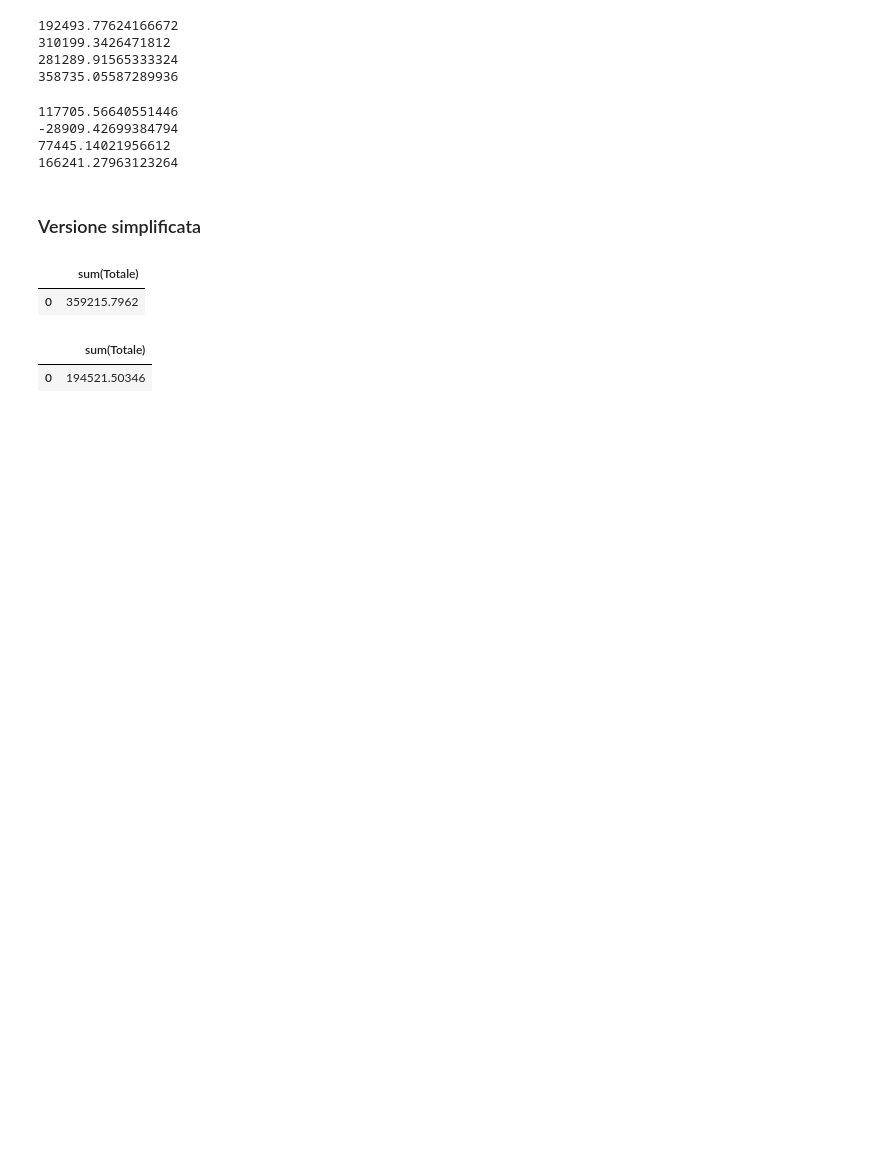
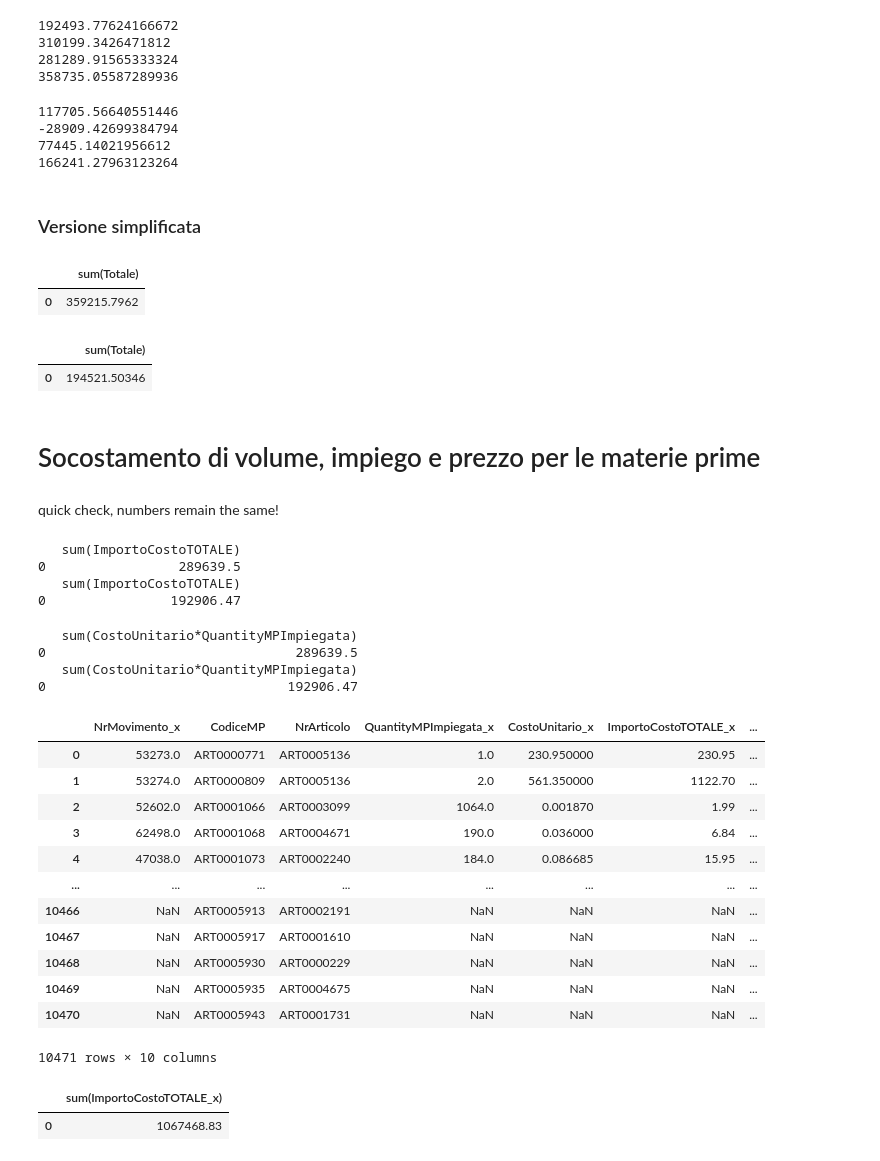
Before and after one commit to VinciGit00/SCGProject, a Jupyter notebook: Datasets/DataElaboration/TotaleDavidExtended.ipynb, the cells around one changed output. Drawn from its saved outputs; the diff is of its cells as text; code cells hidden in the pictures; blank space fills up the shorter version.

```diff
--- a/Datasets/DataElaboration/TotaleDavidExtended.ipynb
+++ b/Datasets/DataElaboration/TotaleDavidExtended.ipynb
@@ -548,3 +546,54 @@ sqldf('select sum(Totale) from impiegoBudget') # resta uguale al totale preceden
 # %%
 # Consuntivo diventa x e budget diventa y
 x = pd.merge(impiegoConsuntivo,impiegoBudget, on = ['NrArticolo','Descrizione'], how = 'outer')
+# %% [markdown]
+# Socostamento di volume, impiego e prezzo per le materie prime
+# %%
+consumiConsuntivoUnit = sqldf('''select distinct NrMovimento, CodiceMP, NrArticolo, QuantityMPImpiegata, ImportoCostoTOTALE/QuantityMPImpiegata as CostoUnitario, ImportoCostoTOTALE
+from consumiConsuntivo
+order by CodiceMP''')
+consumiBudgetUnit = sqldf('''select distinct NrMovimento, CodiceMP, NrArticolo, QuantityMPImpiegata, ImportoCostoTOTALE/QuantityMPImpiegata as CostoUnitario, ImportoCostoTOTALE
+from consumiBudget
+order by CodiceMP''')
+# %% [markdown]
+quick check, numbers remain the same!
+# %%
+print(sqldf('select sum(ImportoCostoTOTALE) from consumiConsuntivoUnit'))
+print(sqldf('select sum(ImportoCostoTOTALE) from consumiBudgetUnit'))
+# %% [output]
+   sum(ImportoCostoTOTALE)
+0                 289639.5
+   sum(ImportoCostoTOTALE)
+0                192906.47
+# %%
+print(sqldf('select sum(CostoUnitario*QuantityMPImpiegata) from consumiConsuntivoUnit'))
+print(sqldf('select sum(CostoUnitario*QuantityMPImpiegata) from consumiBudgetUnit'))
+# %% [output]
+   sum(CostoUnitario*QuantityMPImpiegata)
+0                                289639.5
+   sum(CostoUnitario*QuantityMPImpiegata)
+0                               192906.47
+# %%
+#non uso NrMovimento come chiave perchè è unico per ogni riga e cambia da budget a consuntivo
+ConsumiUnit = pd.merge(consumiConsuntivoUnit,consumiBudgetUnit, on = ['CodiceMP','NrArticolo'], how = 'outer')
+ConsumiUnit
+# se non facciamo qualche group by a priori si sdoppiano le righe
+# %% [output]
+|  | NrMovimento_x | CodiceMP | NrArticolo | QuantityMPImpiegata_x | CostoUnitario_x | ImportoCostoTOTALE_x | ... |
+| 0 | 53273.0 | ART0000771 | ART0005136 | 1.0 | 230.950000 | 230.95 | ... |
+| 1 | 53274.0 | ART0000809 | ART0005136 | 2.0 | 561.350000 | 1122.70 | ... |
+| 2 | 52602.0 | ART0001066 | ART0003099 | 1064.0 | 0.001870 | 1.99 | ... |
+| 3 | 62498.0 | ART0001068 | ART0004671 | 190.0 | 0.036000 | 6.84 | ... |
+| 4 | 47038.0 | ART0001073 | ART0002240 | 184.0 | 0.086685 | 15.95 | ... |
+| ... | ... | ... | ... | ... | ... | ... | ... |
+| 10466 | NaN | ART0005913 | ART0002191 | NaN | NaN | NaN | ... |
+| 10467 | NaN | ART0005917 | ART0001610 | NaN | NaN | NaN | ... |
+| 10468 | NaN | ART0005930 | ART0000229 | NaN | NaN | NaN | ... |
+| 10469 | NaN | ART0005935 | ART0004675 | NaN | NaN | NaN | ... |
+| 10470 | NaN | ART0005943 | ART0001731 | NaN | NaN | NaN | ... |
+10471 rows × 10 columns
+# %%
+sqldf('select sum(ImportoCostoTOTALE_x) from ConsumiUnit')
+# %% [output]
+|  | sum(ImportoCostoTOTALE_x) |
+| 0 | 1067468.83 |
```
Also changed, not shown: parts of 13 cells of this notebook.
